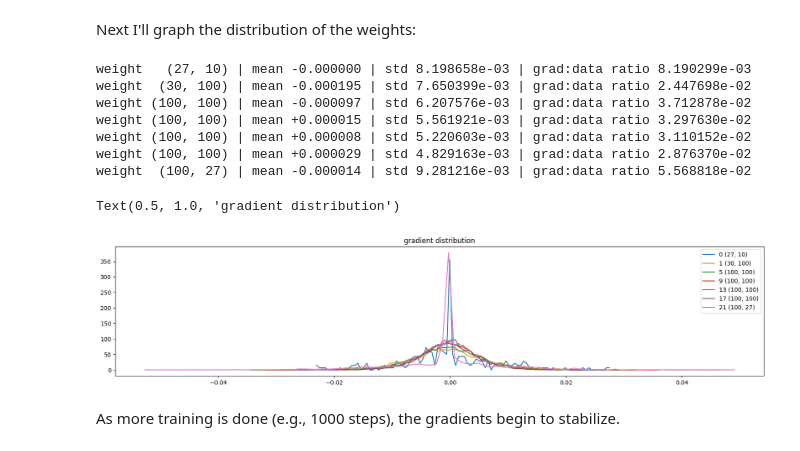
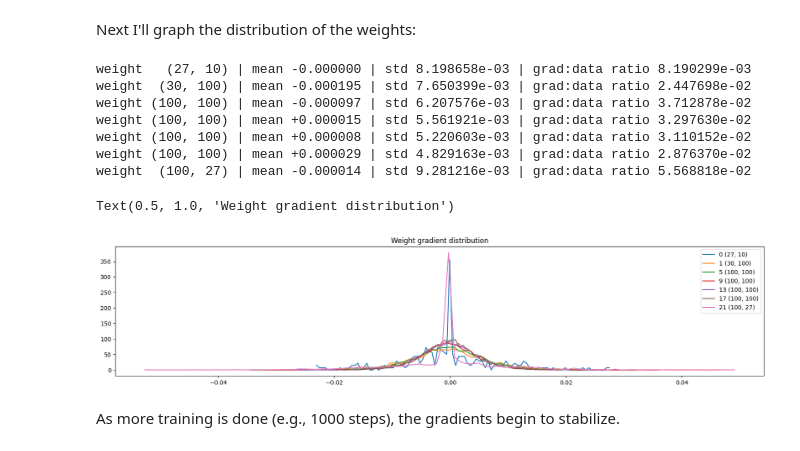
Before and after one commit to andrewLavelle/my-makemore, a Jupyter notebook: makemore-mlp-2.ipynb, the cells around one changed output. Saved outputs shown, nothing was run; the diff lists cells and outputs as text; code cells hidden in the pictures.

```diff
--- a/makemore-mlp-2.ipynb
+++ b/makemore-mlp-2.ipynb
@@ -414,25 +414,25 @@ Next I'll graph the distribution of the weights:
 # %%
 plt.figure(figsize=(20,4))
 legends=[]
 for i, p in enumerate(parameters): # exclude output layer
     t = p.grad
     if p.ndim == 2:
         print('weight %10s | mean %+f | std %e | grad:data ratio %e' % (tuple(p.shape), t.mean(), t.std(), t.std() / p.std()))
         hy, hx = torch.histogram(t, density=True)
         plt.plot(hx[:-1].detach(), hy.detach())
         legends.append(f'{i} {tuple(p.shape)}')
 plt.legend(legends)
-plt.title('gradient distribution')
+plt.title('Weight gradient distribution')
 # %% [output]
 weight   (27, 10) | mean -0.000000 | std 8.198658e-03 | grad:data ratio 8.190299e-03
 weight  (30, 100) | mean -0.000195 | std 7.650399e-03 | grad:data ratio 2.447698e-02
 weight (100, 100) | mean -0.000097 | std 6.207576e-03 | grad:data ratio 3.712878e-02
 weight (100, 100) | mean +0.000015 | std 5.561921e-03 | grad:data ratio 3.297630e-02
 weight (100, 100) | mean +0.000008 | std 5.220603e-03 | grad:data ratio 3.110152e-02
 weight (100, 100) | mean +0.000029 | std 4.829163e-03 | grad:data ratio 2.876370e-02
 weight  (100, 27) | mean -0.000014 | std 9.281216e-03 | grad:data ratio 5.568818e-02
-Text(0.5, 1.0, 'gradient distribution')
+Text(0.5, 1.0, 'Weight gradient distribution')
-[figure, old version]
+[figure, new version]
 # %% [markdown]
 As more training is done (e.g., 1000 steps), the gradients begin to stabilize.
 # %% [markdown]
```
